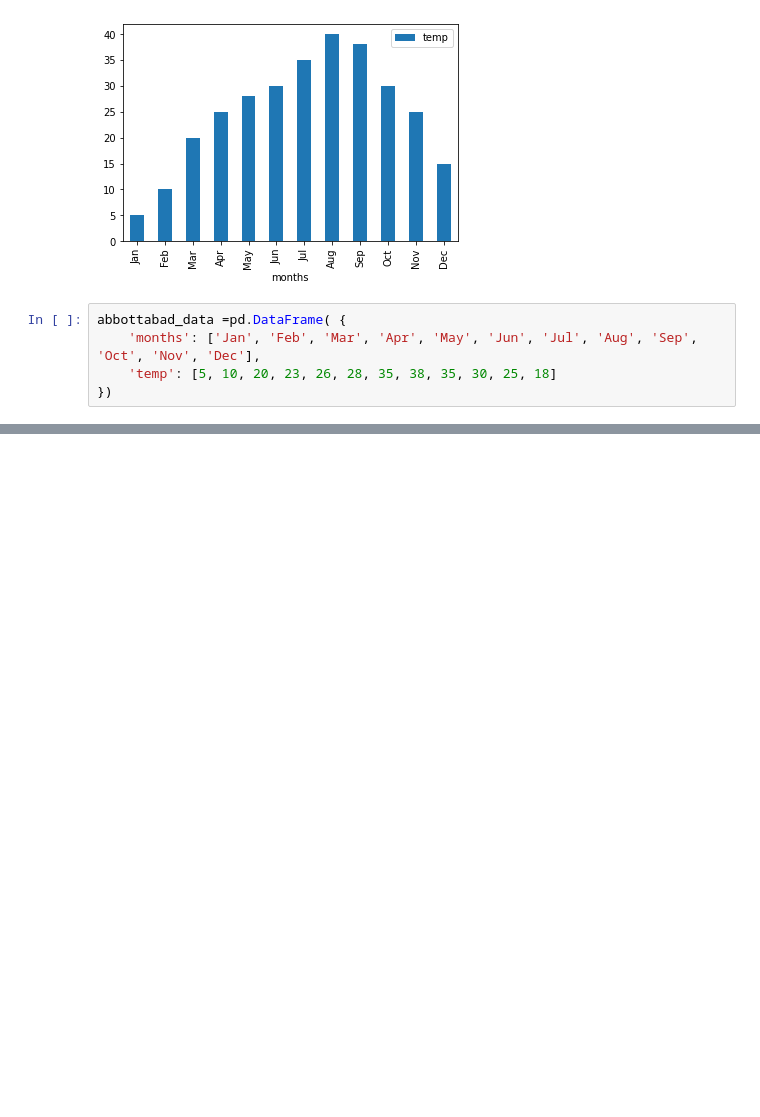
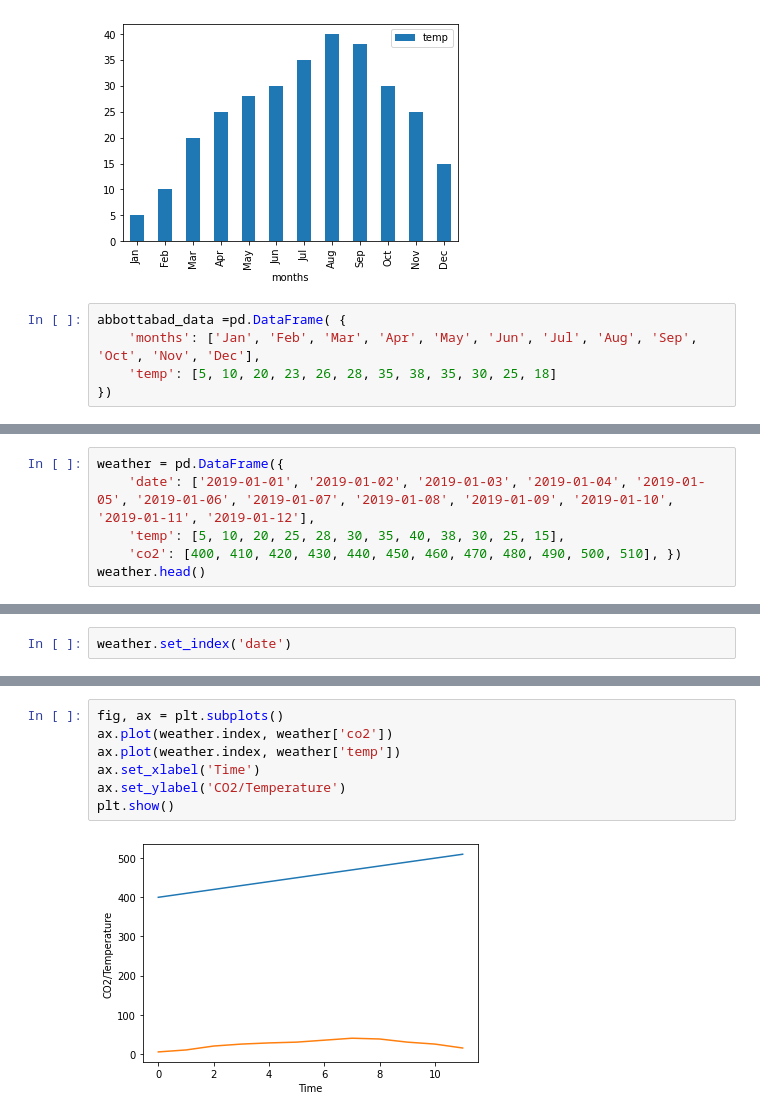
Before and after one commit to sardarahmed/Data-Science-with-Python, a Jupyter notebook: 3. Introduction to Matplotlib/matplotlib.ipynb, the cells around one changed output, grey strips where cells are left out. Cells and saved outputs as stored; diff of their text form; blank space fills up the shorter version.

```diff
--- a/3. Introduction to Matplotlib/matplotlib.ipynb
+++ b/3. Introduction to Matplotlib/matplotlib.ipynb
@@ -67,0 +72,6 @@ AttributeError: 'numpy.ndarray' object has no attribute 'twinx'
+# %%
+weather = pd.DataFrame({
+    'date': ['2019-01-01', '2019-01-02', '2019-01-03', '2019-01-04', '2019-01-05', '2019-01-06', '2019-01-07', '2019-01-08', '2019-01-09', '2019-01-10', '2019-01-11', '2019-01-12'],
+    'temp': [5, 10, 20, 25, 28, 30, 35, 40, 38, 30, 25, 15],
+    'co2': [400, 410, 420, 430, 440, 450, 460, 470, 480, 490, 500, 510], })
+weather.head()
@@ -67,0 +85,2 @@ AttributeError: 'numpy.ndarray' object has no attribute 'twinx'
+# %%
+weather.set_index('date')
@@ -67,0 +102,9 @@ AttributeError: 'numpy.ndarray' object has no attribute 'twinx'
+# %%
+fig, ax = plt.subplots()
+ax.plot(weather.index, weather['co2'])
+ax.plot(weather.index, weather['temp'])
+ax.set_xlabel('Time')
+ax.set_ylabel('CO2/Temperature')
+plt.show()
+# %% [output]
+[figure, added]
```
Also changed, not shown: parts of 6 cells of this notebook.
